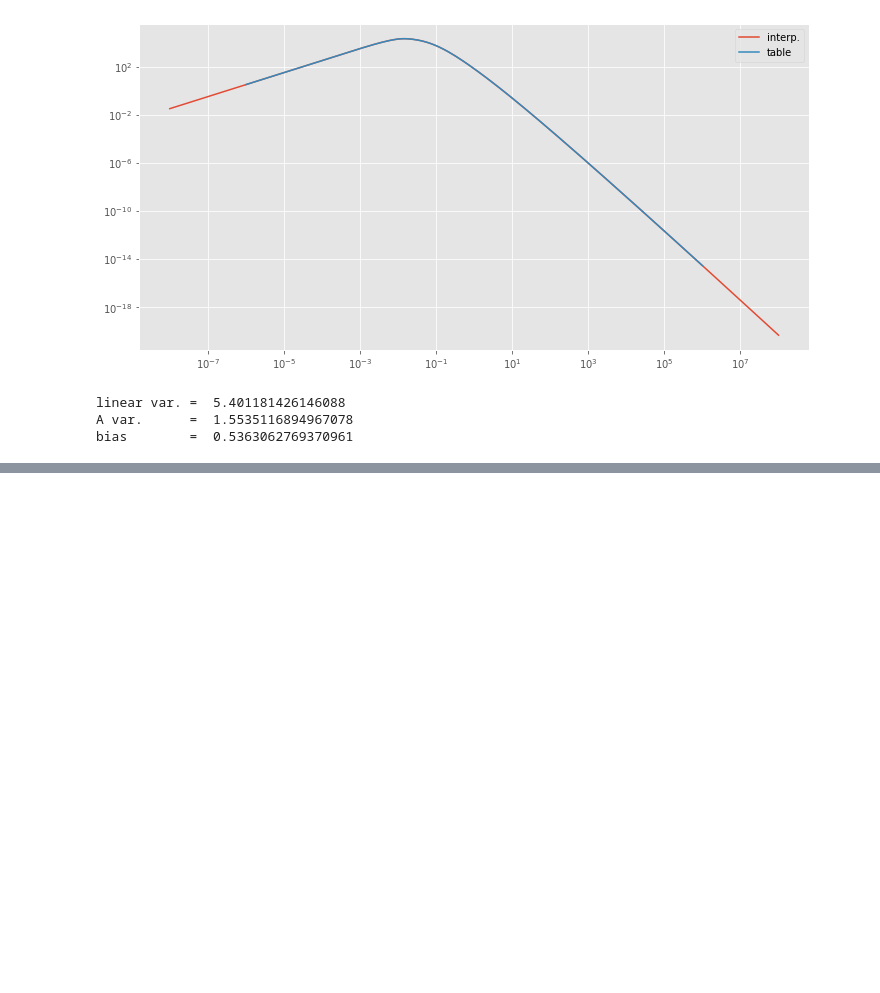
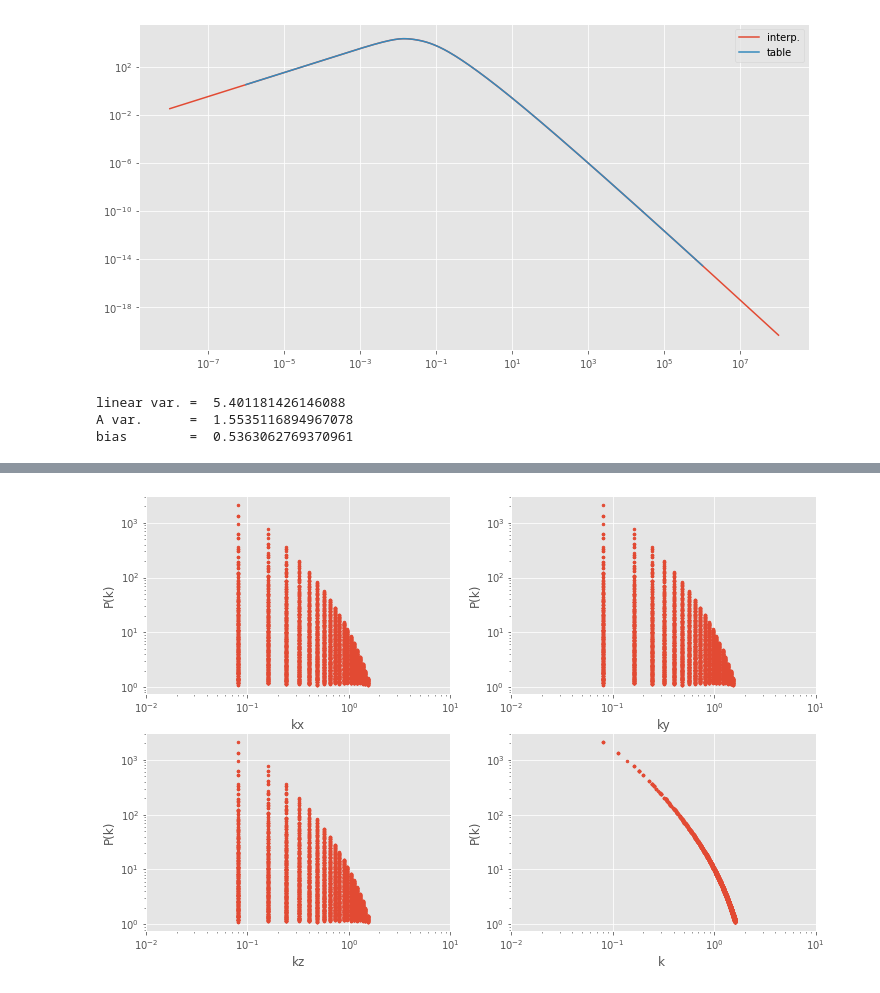
Before and after one commit to msssivadas10/cic_tests, a Jupyter notebook: test1.ipynb, the cells around one changed output, grey strips where cells are left out. Drawn from its saved outputs; the diff is of its cells as text; code cells hidden in the pictures; blank space fills up the shorter version.

```diff
--- a/test1.ipynb
+++ b/test1.ipynb
@@ -88,0 +97,24 @@ bias        =  0.5363062769370961
+# %%
+# measured power
+
+from itertools import product, repeat
+kvec = np.asarray(list(product(*repeat(np.linspace(1e-6, cd.kn, 21), 3))))
+
+k    = np.sqrt(np.sum(kvec**2, axis = 1))
+
+# power eqn valid for norm(k) <= kn only
+mask = np.where(k <= cd.kn)[0]
+kvec = kvec[mask, :]
+k    = k[mask]
+
+pk_a = cd._powerA_meas(kvec[:,0], kvec[:,1], kvec[:,2])
+
+fig, axs = plt.subplots(2, 2, figsize = [12, 8])
+for ax, __k, __klab in zip(axs.flatten(), [*kvec.T, k], "xyz "):
+    ax.loglog()
+    ax.plot(__k, pk_a, '.', ms = 5)
+    ax.set_xlim([1e-2, 1e+1])
+    ax.set_xlabel("k" + __klab)
+    ax.set_ylabel("P(k)")
+# %% [output]
+[figure, added]
```
Also changed, not shown: parts of 2 cells of this notebook.
